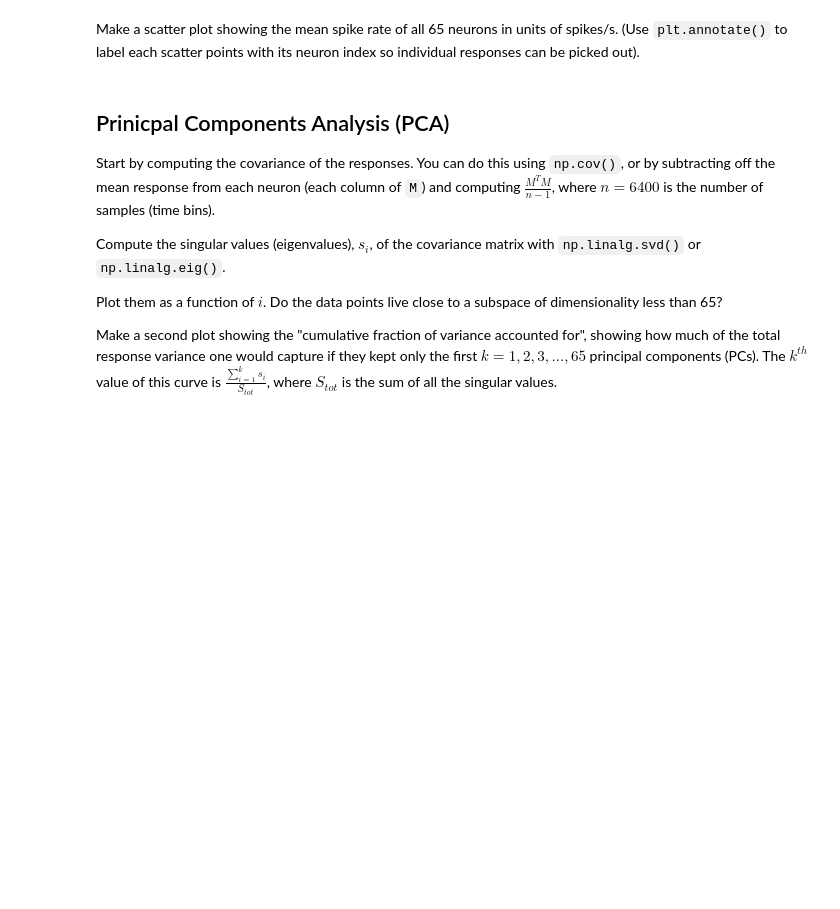
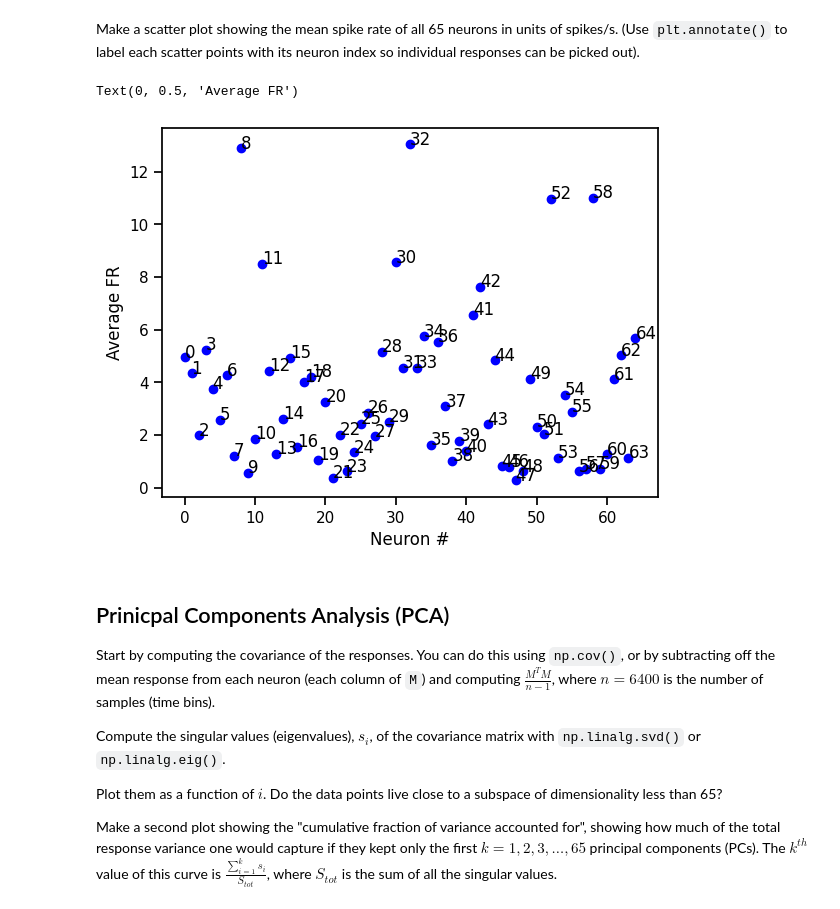
Before and after one commit to josephyu11600/ML-Neural-Data, a Jupyter notebook: lab2/lab_2_reduction.ipynb, the cells around one changed output. Cells and saved outputs as stored; diff of their text form; code cells hidden in the pictures; blank space fills up the shorter version.

```diff
--- a/lab2/lab_2_reduction.ipynb
+++ b/lab2/lab_2_reduction.ipynb
@@ -79,13 +85,16 @@ Make a scatter plot showing the mean spike rate of all 65 neurons in units of sp
 # %%
 # get the mean spike rate in units of spikes/second (make sure the unit is correct!)
 # YOUR CODE HERE
-raise NotImplementedError()
+mean_spike = M.sum(axis=0)/(6.4 * 40)
 
 plt.figure()
 for i, j in enumerate(mean_spike):
     plt.plot(i, j, 'bo')
     plt.annotate(str(i), (i,j))
 plt.xlabel("Neuron #"); plt.ylabel(r"Average FR")
+# %% [output]
+Text(0, 0.5, 'Average FR')
+[figure, added]
 # %%
 # TEST YOUR ANSWER
 assert mean_spike.shape == (65,)
```
Also changed, not shown: parts of 22 cells of this notebook.
